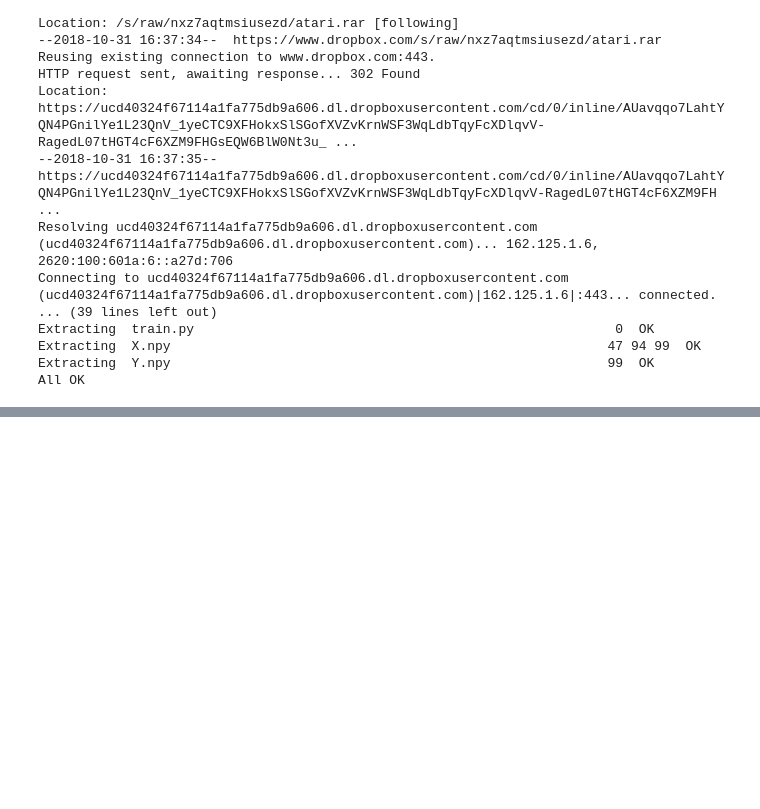
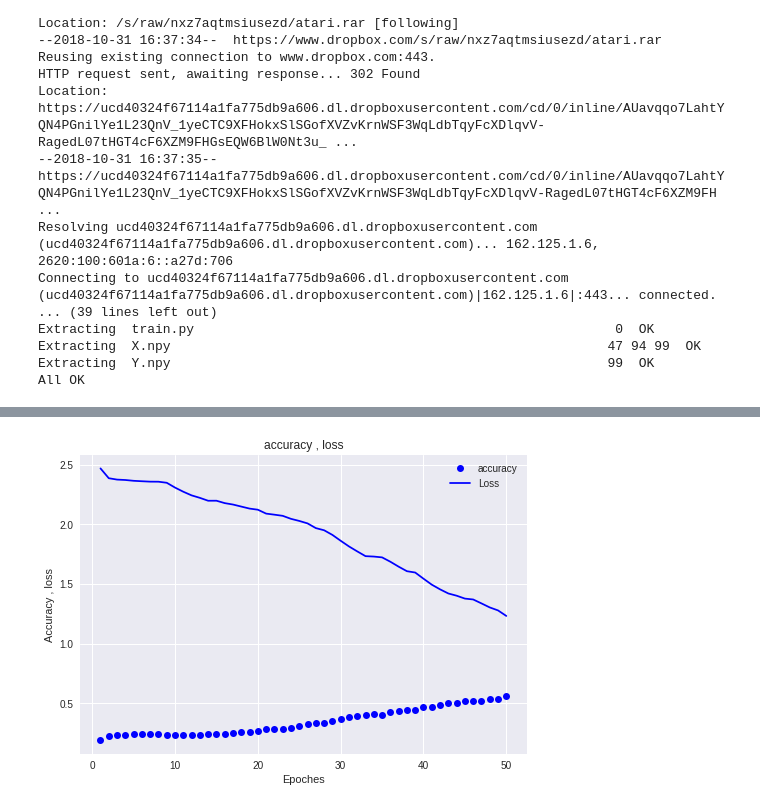
Before and after one commit to farahbakhsh3/DeepAtariLearning, a Jupyter notebook: new.ipynb, the cells around one changed output, grey strips where cells are left out. Cells and saved outputs as stored; diff of their text form; code cells hidden in the pictures; blank space fills up the shorter version.

```diff
--- a/new.ipynb
+++ b/new.ipynb
@@ -224,0 +245,15 @@ Epoch 2/50
+# %%
+history_dict = history.history
+acc_value = history_dict['acc']
+loss_value = history_dict['loss']
+epoches = range(1,len(loss_value) + 1)
+
+plt.plot(epoches, acc_value, 'bo', label='accuracy')
+plt.plot(epoches, loss_value, 'b', label='Loss')
+plt.title('accuracy , loss')
+plt.xlabel('Epoches')
+plt.ylabel('Accuracy , loss')
+plt.legend()
+plt.show()
+# %% [output]
+[figure, added]
```
Also changed, not shown: parts of 3 cells of this notebook.
